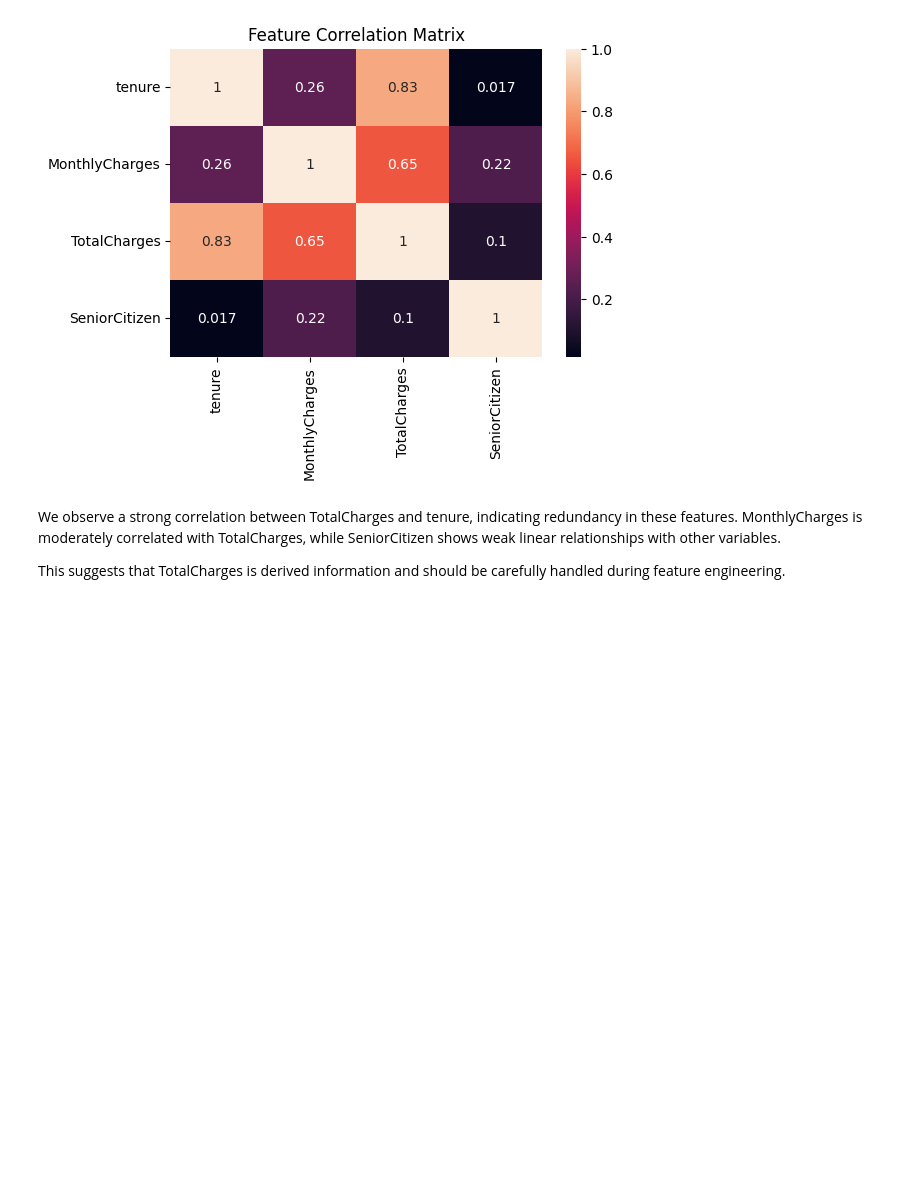
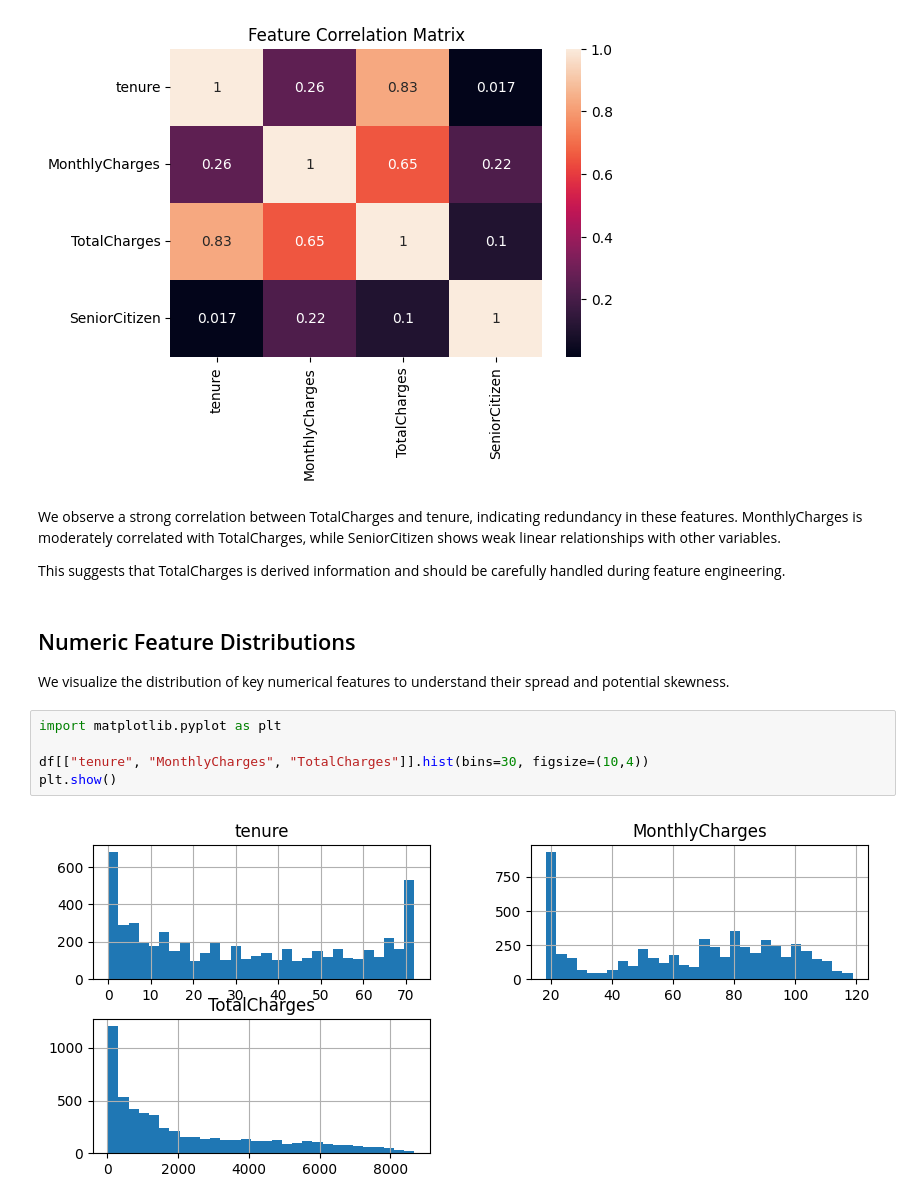
Before and after one commit to fermow/SBU-Data-Science-2026, a Jupyter notebook: Assignment_3/jupyter_notebook_and_reports/01_eda.ipynb, the cells around one changed output. Cells and saved outputs as stored; diff of their text form; blank space fills up the shorter version.

```diff
--- a/Assignment_3/jupyter_notebook_and_reports/01_eda.ipynb
+++ b/Assignment_3/jupyter_notebook_and_reports/01_eda.ipynb
@@ -294,3 +317,14 @@ plt.show()
 We observe a strong correlation between TotalCharges and tenure, indicating redundancy in these features. MonthlyCharges is moderately correlated with TotalCharges, while SeniorCitizen shows weak linear relationships with other variables.
 
 This suggests that TotalCharges is derived information and should be carefully handled during feature engineering.
+# %% [markdown]
+## Numeric Feature Distributions
+
+We visualize the distribution of key numerical features to understand their spread and potential skewness.
+# %%
+import matplotlib.pyplot as plt
+
+df[["tenure", "MonthlyCharges", "TotalCharges"]].hist(bins=30, figsize=(10,4))
+plt.show()
+# %% [output]
+[figure, added]
```
Also changed, not shown: parts of 4 cells of this notebook.
